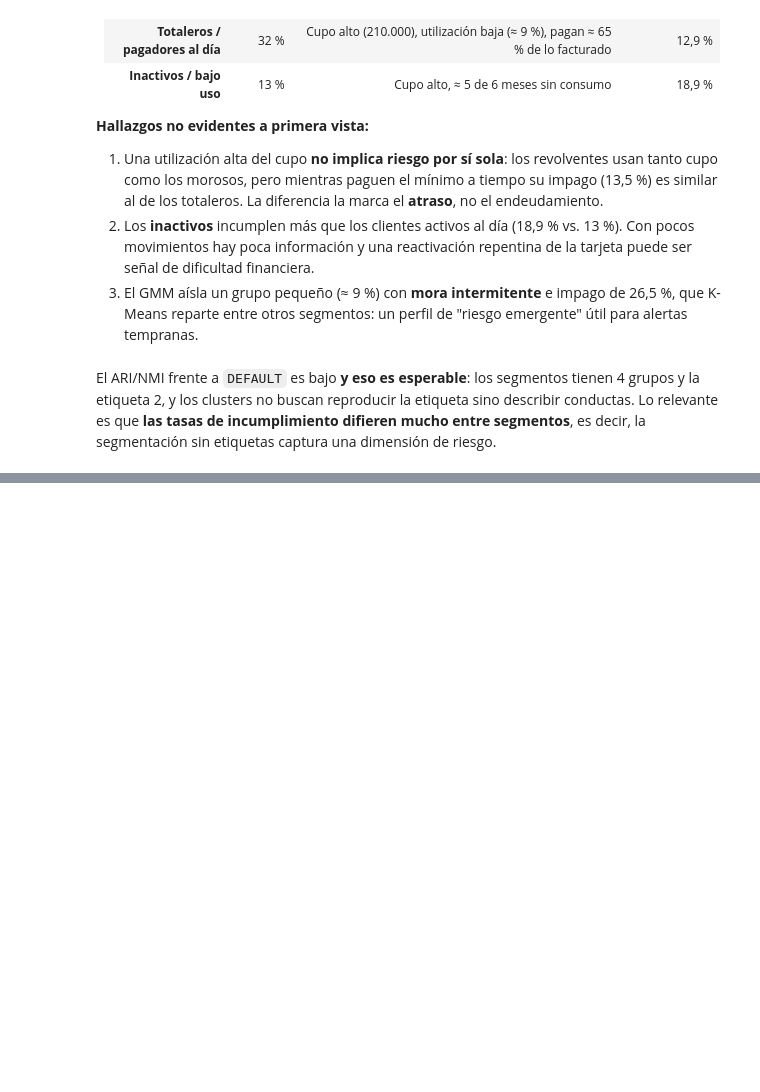
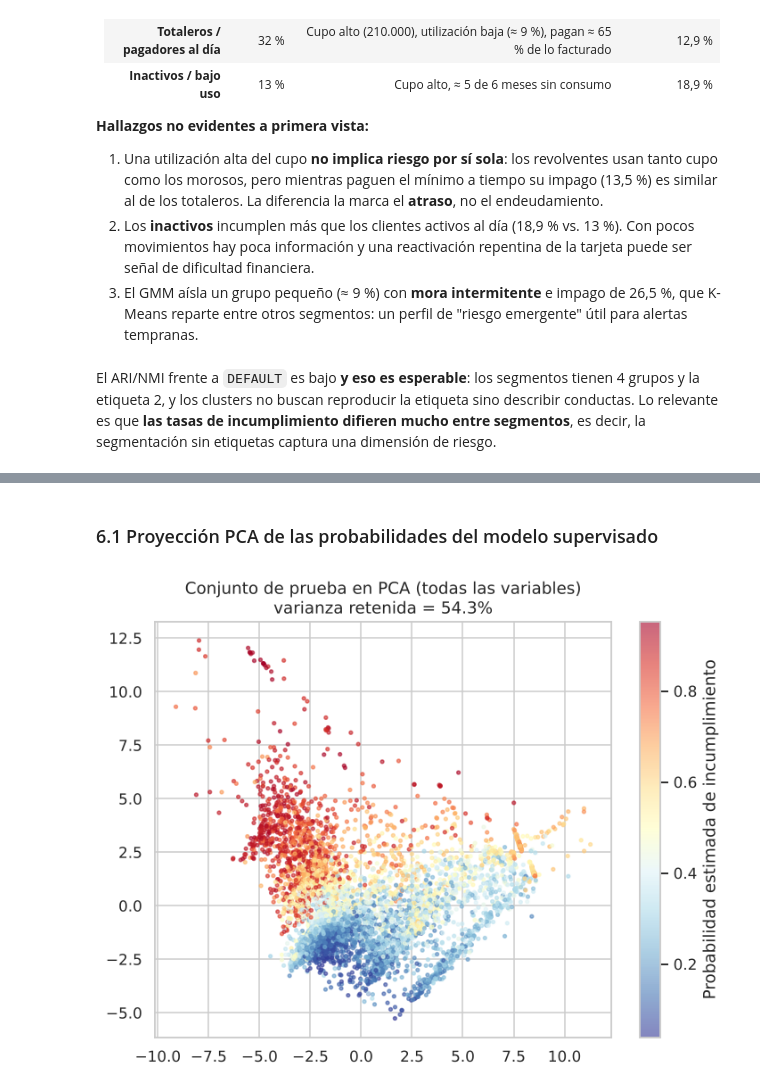
Before and after one commit to JuanRob2024/Analisis-de-datos-2026-2, a Jupyter notebook: evaluacion 4/notebooks/evento4_equipo5_default_credito.ipynb, the cells around one changed output, grey strips where cells are left out. Saved outputs shown, nothing was run; the diff lists cells and outputs as text; code cells hidden in the pictures; blank space fills up the shorter version.

```diff
--- a/evaluacion 4/notebooks/evento4_equipo5_default_credito.ipynb
+++ b/evaluacion 4/notebooks/evento4_equipo5_default_credito.ipynb
@@ -810,0 +852,13 @@ El ARI/NMI frente a `DEFAULT` es bajo **y eso es esperable**: los segmentos tien
+# %% [markdown]
+### 6.1 Proyección PCA de las probabilidades del modelo supervisado
+# %%
+Zt = mejor.named_steps["prep"].transform(X_test)
+pca_s = PCA(n_components=2).fit(mejor.named_steps["prep"].transform(X_train))
+Pt = pca_s.transform(Zt)
+fig, ax = plt.subplots(figsize=(7.5, 5.5))
+sc = ax.scatter(Pt[:, 0], Pt[:, 1], c=probs[mejor_nombre], cmap="RdYlBu_r", s=6, alpha=.6)
+plt.colorbar(sc, label="Probabilidad estimada de incumplimiento")
+ax.set_title(f"Conjunto de prueba en PCA (todas las variables)\nvarianza retenida = {pca_s.explained_variance_ratio_.sum():.1%}")
+guardar("13_pca_probabilidades"); plt.show()
+# %% [output]
+[figure, added]
```
Also changed, not shown: parts of 2 cells of this notebook, 2 other files.
